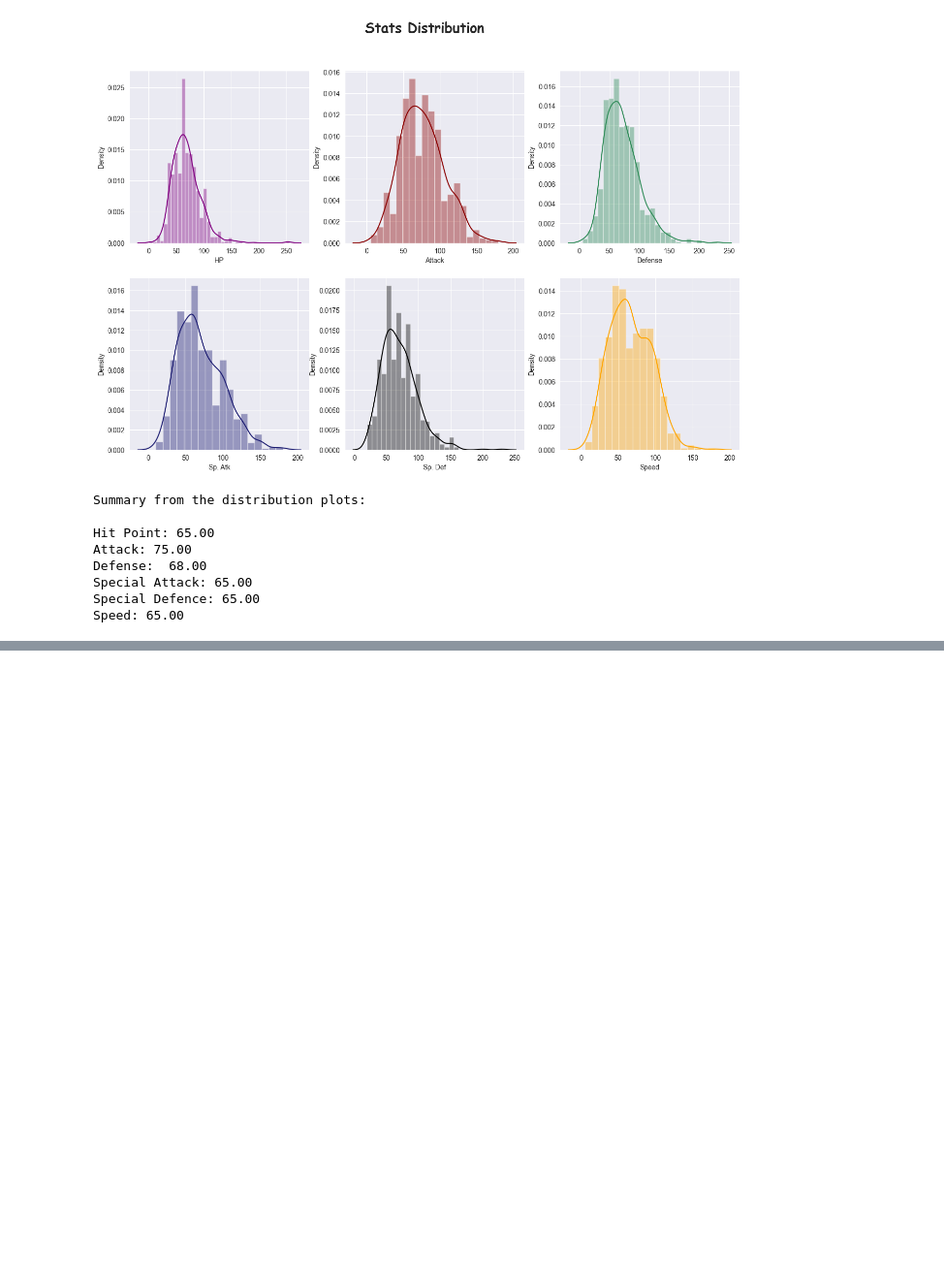
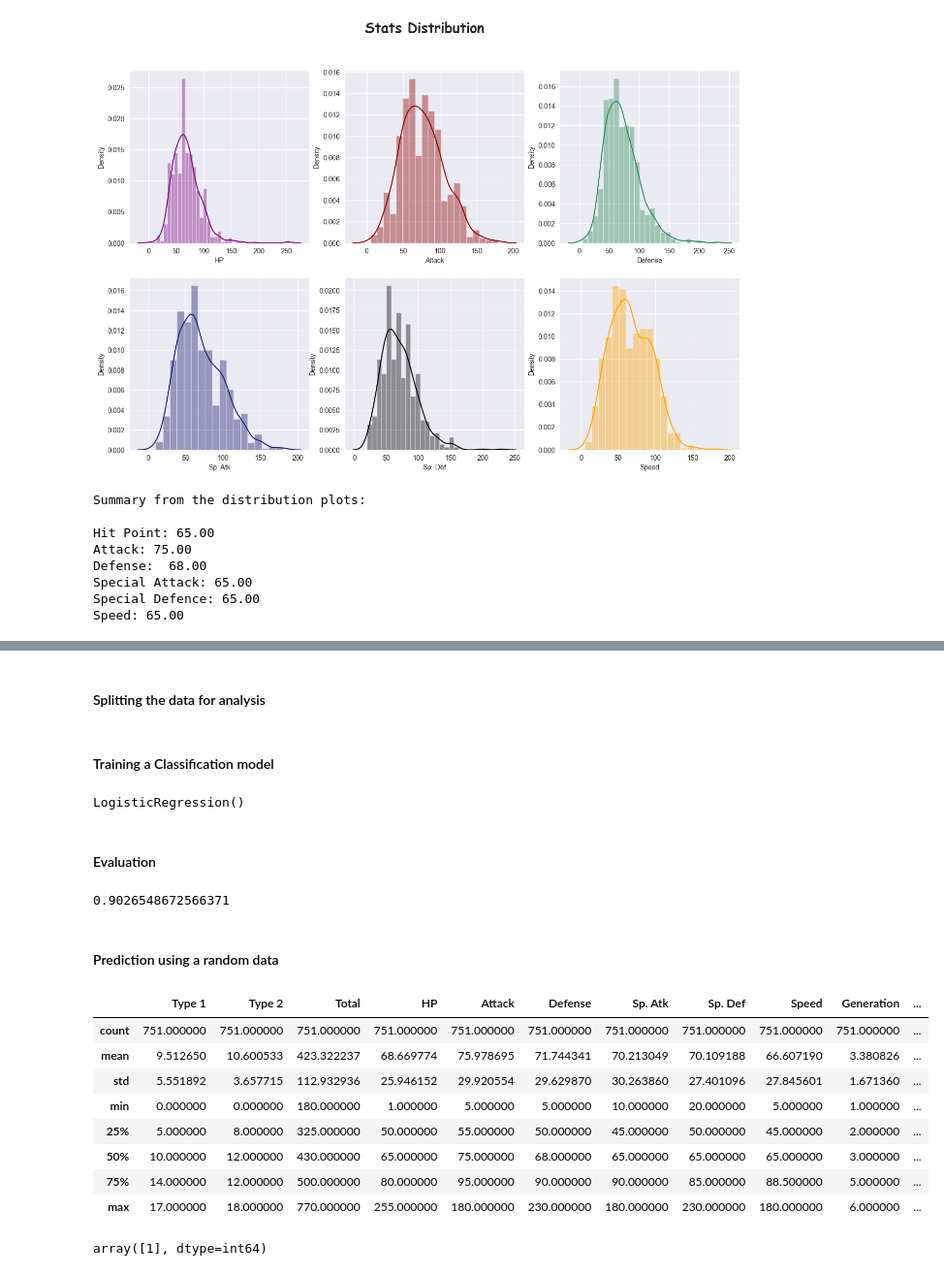
Before and after one commit to SamratAdhikari/Pokemon-Dataset-Analysis, a Jupyter notebook: Pokemon Dataset EDA.ipynb, the cells around one changed output, grey strips where cells are left out. Shown at 97% size. Drawn from its saved outputs; the diff is of its cells as text; code cells hidden in the pictures; blank space fills up the shorter version.

Commit message:
Added Logistic Regression Model

```diff
--- a/Pokemon Dataset EDA.ipynb
+++ b/Pokemon Dataset EDA.ipynb
@@ -400,0 +411,3 @@ Speed: 65.00
+# %%
+df['Type 2'].replace(0, 'None', inplace=True)
+df['Type 2'].unique()
@@ -400,0 +420,7 @@ Speed: 65.00
+# %%
+encoder = LabelEncoder()
+type1Encoded = encoder.fit_transform(df['Type 1'])
+df['Type 1'] = type1Encoded
+
+type2Encoded = encoder.fit_transform(df['Type 2'])
+df['Type 2'] = type2Encoded
@@ -400,0 +429,4 @@ Speed: 65.00
+# %%
+df.drop(columns=['Name', 'Mega Pokemon'], inplace=True)
+df['Legendary'].replace({False: 0, True: 1}, inplace=True)
+df.head()
@@ -400,0 +440,2 @@ Speed: 65.00
+# %% [markdown]
+#### Splitting the data for analysis
@@ -400,0 +449,7 @@ Speed: 65.00
+# %% [markdown]
+#### Training a Classification model
+# %%
+model = LogisticRegression()
+model.fit(X_train, y_train)
+# %% [output]
+LogisticRegression()
@@ -400,0 +458,20 @@ Speed: 65.00
+# %% [markdown]
+#### Evaluation
+# %%
+accuracy_score(y_test, y_pred)
+# %% [output]
+0.9026548672566371
+# %% [markdown]
+#### Prediction using a random data
+# %%
+df.describe()
+# %% [output]
+|  | Type 1 | Type 2 | Total | HP | Attack | Defense | Sp. Atk | Sp. Def | Speed | Generation | ... |
+| count | 751.000000 | 751.000000 | 751.000000 | 751.000000 | 751.000000 | 751.000000 | 751.000000 | 751.000000 | 751.000000 | 751.000000 | ... |
+| mean | 9.512650 | 10.600533 | 423.322237 | 68.669774 | 75.978695 | 71.744341 | 70.213049 | 70.109188 | 66.607190 | 3.380826 | ... |
+| std | 5.551892 | 3.657715 | 112.932936 | 25.946152 | 29.920554 | 29.629870 | 30.263860 | 27.401096 | 27.845601 | 1.671360 | ... |
+| min | 0.000000 | 0.000000 | 180.000000 | 1.000000 | 5.000000 | 5.000000 | 10.000000 | 20.000000 | 5.000000 | 1.000000 | ... |
+| 25% | 5.000000 | 8.000000 | 325.000000 | 50.000000 | 55.000000 | 50.000000 | 45.000000 | 50.000000 | 45.000000 | 2.000000 | ... |
+| 50% | 10.000000 | 12.000000 | 430.000000 | 65.000000 | 75.000000 | 68.000000 | 65.000000 | 65.000000 | 65.000000 | 3.000000 | ... |
+| 75% | 14.000000 | 12.000000 | 500.000000 | 80.000000 | 95.000000 | 90.000000 | 90.000000 | 85.000000 | 88.500000 | 5.000000 | ... |
+| max | 17.000000 | 18.000000 | 770.000000 | 255.000000 | 180.000000 | 230.000000 | 180.000000 | 230.000000 | 180.000000 | 6.000000 | ... |
@@ -400,0 +481,4 @@ Speed: 65.00
+# %%
+model.predict([samon])
+# %% [output]
+array([1], dtype=int64)
```
Also changed, not shown: parts of 16 cells of this notebook.
